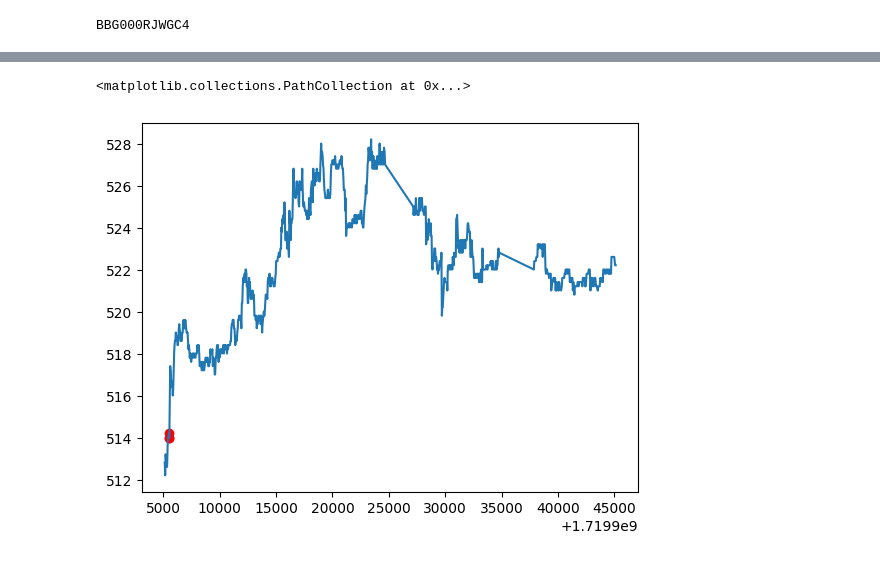
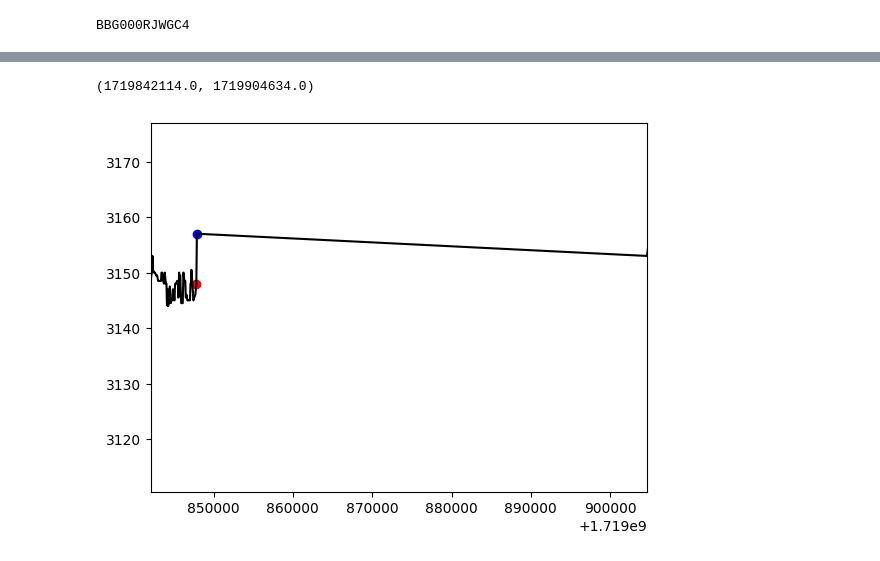
Before and after one commit to Joarnixon/Tinkoff-Trade-Assistant, a Jupyter notebook: tests.ipynb, the cells around one changed output, grey strips where cells are left out. Cells and saved outputs as stored; diff of their text form; code cells hidden in the pictures.

```diff
--- a/tests.ipynb
+++ b/tests.ipynb
@@ -30,7 +30,7 @@ shares = list(OmegaConf.to_container(OmegaConf.load(cfg.paths.shares_dict)).keys
 # %% [output]
 BBG000RJWGC4
 # %%
-sh = dm.load_share('BBG000RJWGC4')
+sh = dm.load_share('BBG004S68758')
 # %%
 len(sh)
 # %% [output]
@@ -57,6 +48,11 @@ a = 160
+# %%
+a = 0
+b = 66
 # %%
-plt.plot(sh['time'].to_numpy()[a:], sh['price_last'].to_numpy()[a:])
+plt.plot(sh['time'].to_numpy(), sh['price_last'].to_numpy(), color='black')
 plt.scatter(sh['time'].to_numpy()[labels==1], sh['price_last'].to_numpy()[labels==1], color='r')
+plt.scatter(sh['time'].to_numpy()[labels==2], sh['price_last'].to_numpy()[labels==2], color='b')
+plt.xlim(sh['time'][a], sh['time'][b])
 # %% [output]
-<matplotlib.collections.PathCollection at 0x...>
+(1719842114.0, 1719904634.0)
-[figure, old version]
+[figure, new version]
```
Also changed, not shown: parts of 24 cells of this notebook, 25 other files.
